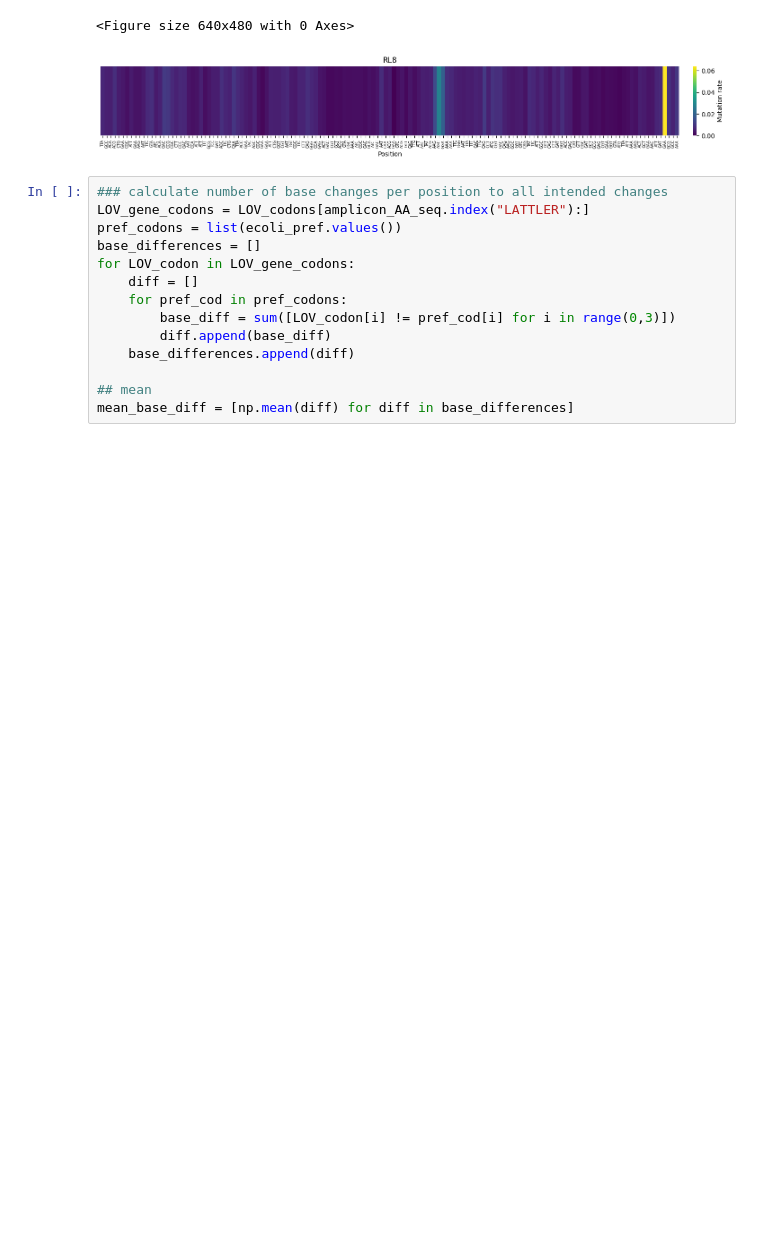
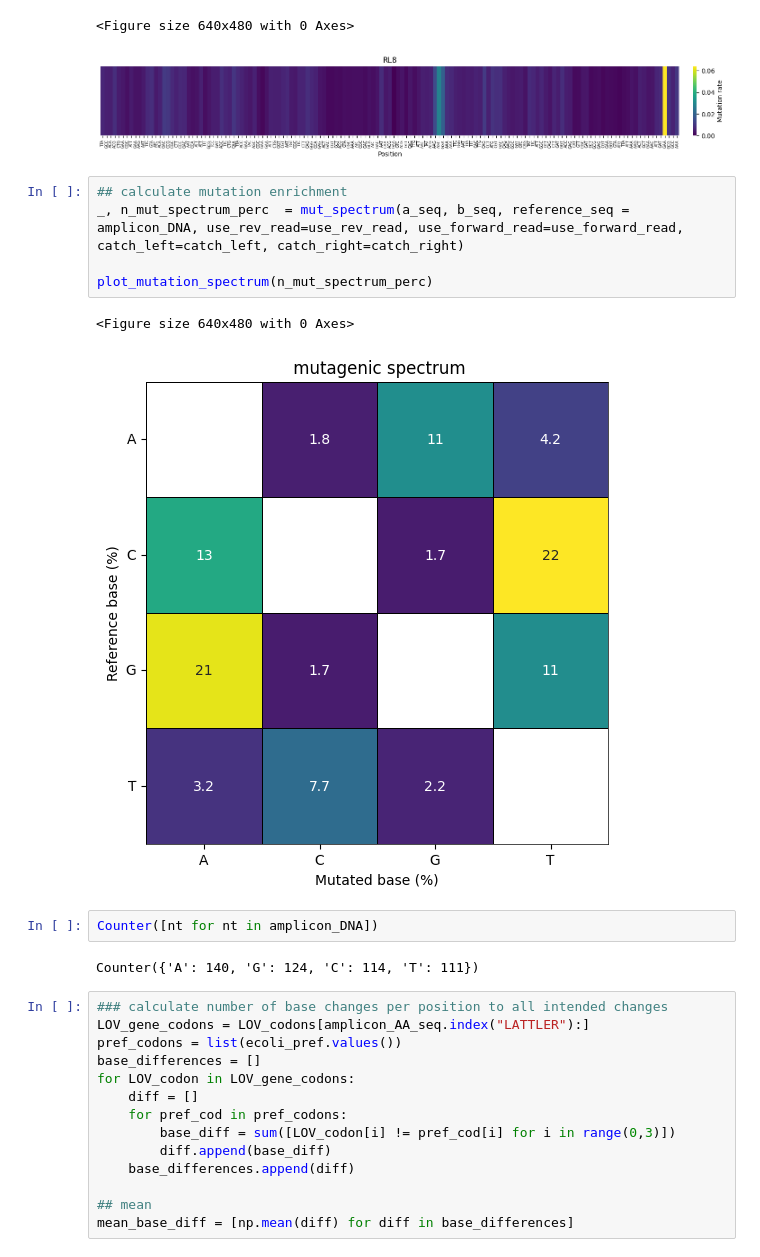
Before and after one commit to AliceHovsepyan/pogo_pance_draft, a Jupyter notebook: DMS_analysis.ipynb, the cells around one changed output. Saved outputs shown, nothing was run; the diff lists cells and outputs as text; blank space fills up the shorter version.

```diff
--- a/DMS_analysis.ipynb
+++ b/DMS_analysis.ipynb
@@ -425,6 +416,18 @@ plot_mut_rate_per_pos(Codons_relative, ref_seq = amplicon_DNA[:DNA_relative.shap
 [figure]
 <Figure size 640x480 with 0 Axes>
 [figure]
+# %%
+## calculate mutation enrichment
+_, n_mut_spectrum_perc  = mut_spectrum(a_seq, b_seq, reference_seq = amplicon_DNA, use_rev_read=use_rev_read, use_forward_read=use_forward_read, catch_left=catch_left, catch_right=catch_right)
+
+plot_mutation_spectrum(n_mut_spectrum_perc)
+# %% [output]
+<Figure size 640x480 with 0 Axes>
+[figure, added]
+# %%
+Counter([nt for nt in amplicon_DNA])
+# %% [output]
+Counter({'A': 140, 'G': 124, 'C': 114, 'T': 111})
 # %%
 ### calculate number of base changes per position to all intended changes
 LOV_gene_codons = LOV_codons[amplicon_AA_seq.index("LATTLER"):]
```
Also changed, not shown: parts of 11 cells of this notebook.
